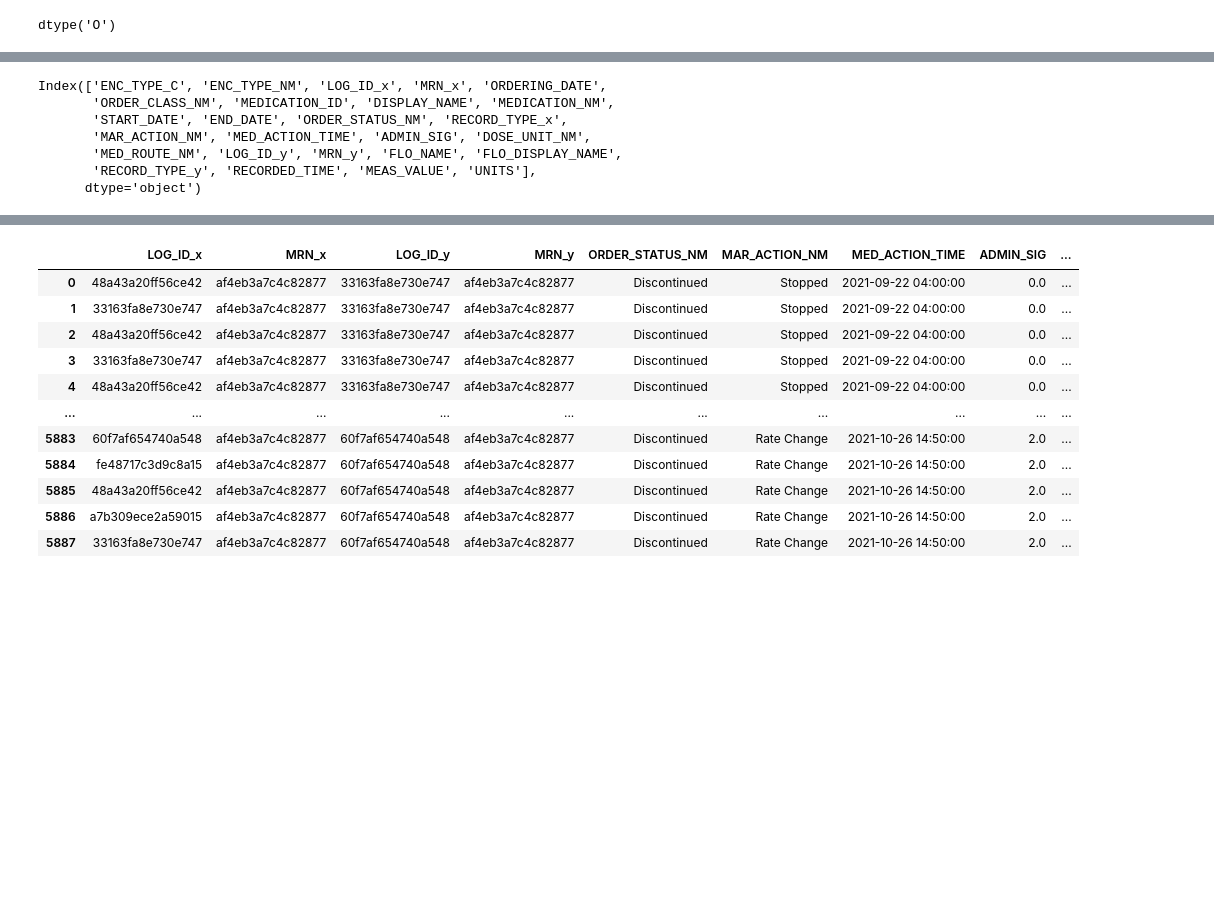
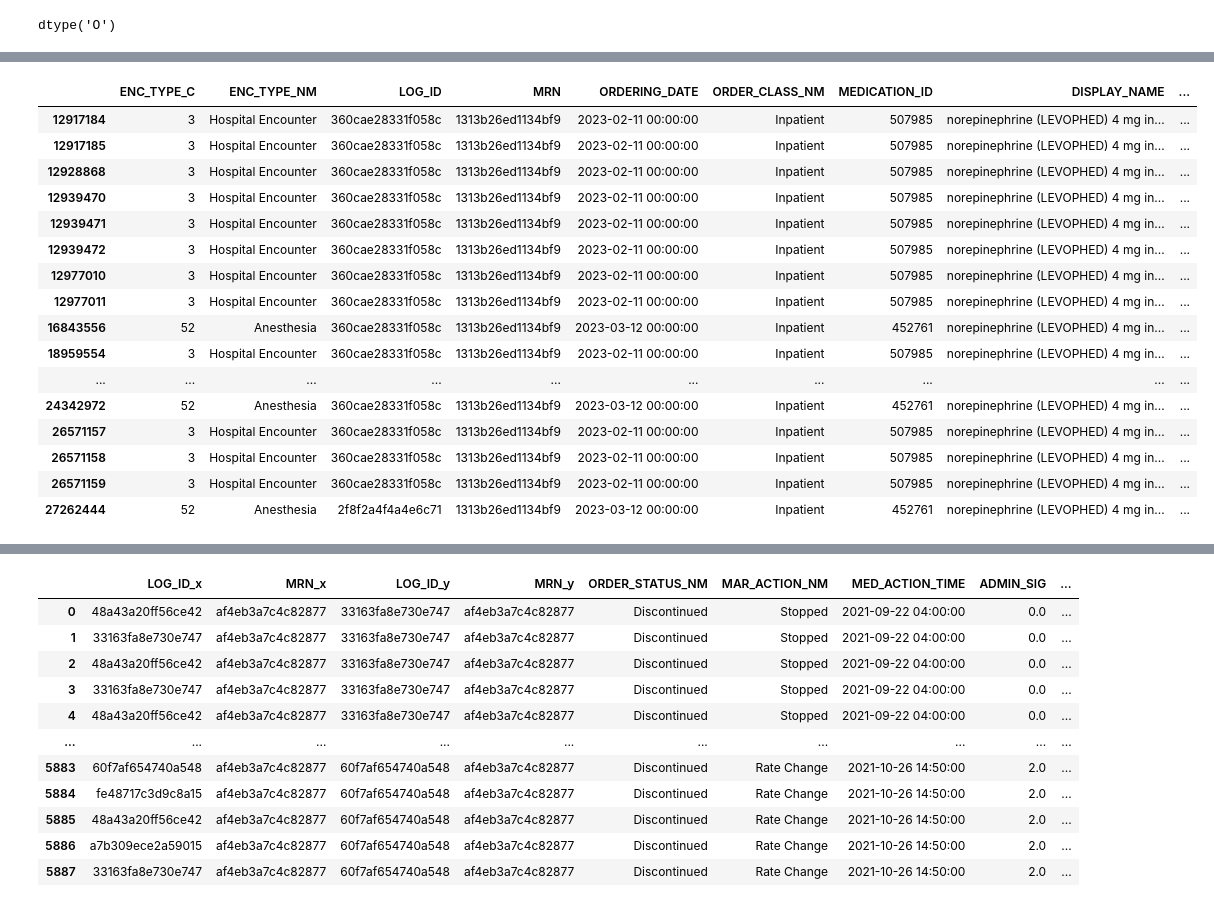
Before and after one commit to Priyankas007/mover_pressors, a Jupyter notebook: pressor_map_new.ipynb, the cells around one changed output, grey strips where cells are left out. Saved outputs shown, nothing was run; the diff lists cells and outputs as text; code cells hidden in the pictures; blank space fills up the shorter version.

```diff
--- a/pressor_map_new.ipynb
+++ b/pressor_map_new.ipynb
@@ -216,11 +266,21 @@ Index(['LOG_ID', 'MRN', 'FLO_NAME', 'FLO_DISPLAY_NAME', 'RECORD_TYPE',
 # %%
-df_combined.columns
+df_meds[df_meds['MRN'] == '1313b26ed1134bf9']
 # %% [output]
-Index(['ENC_TYPE_C', 'ENC_TYPE_NM', 'LOG_ID_x', 'MRN_x', 'ORDERING_DATE',
-       'ORDER_CLASS_NM', 'MEDICATION_ID', 'DISPLAY_NAME', 'MEDICATION_NM',
-       'START_DATE', 'END_DATE', 'ORDER_STATUS_NM', 'RECORD_TYPE_x',
-       'MAR_ACTION_NM', 'MED_ACTION_TIME', 'ADMIN_SIG', 'DOSE_UNIT_NM',
-       'MED_ROUTE_NM', 'LOG_ID_y', 'MRN_y', 'FLO_NAME', 'FLO_DISPLAY_NAME',
-       'RECORD_TYPE_y', 'RECORDED_TIME', 'MEAS_VALUE', 'UNITS'],
-      dtype='object')
+|  | ENC_TYPE_C | ENC_TYPE_NM | LOG_ID | MRN | ORDERING_DATE | ORDER_CLASS_NM | MEDICATION_ID | DISPLAY_NAME | ... |
+| 12917184 | 3 | Hospital Encounter | 360cae28331f058c | 1313b26ed1134bf9 | 2023-02-11 00:00:00 | Inpatient | 507985 | norepinephrine (LEVOPHED) 4 mg in... | ... |
+| 12917185 | 3 | Hospital Encounter | 360cae28331f058c | 1313b26ed1134bf9 | 2023-02-11 00:00:00 | Inpatient | 507985 | norepinephrine (LEVOPHED) 4 mg in... | ... |
+| 12928868 | 3 | Hospital Encounter | 360cae28331f058c | 1313b26ed1134bf9 | 2023-02-11 00:00:00 | Inpatient | 507985 | norepinephrine (LEVOPHED) 4 mg in... | ... |
+| 12939470 | 3 | Hospital Encounter | 360cae28331f058c | 1313b26ed1134bf9 | 2023-02-11 00:00:00 | Inpatient | 507985 | norepinephrine (LEVOPHED) 4 mg in... | ... |
+| 12939471 | 3 | Hospital Encounter | 360cae28331f058c | 1313b26ed1134bf9 | 2023-02-11 00:00:00 | Inpatient | 507985 | norepinephrine (LEVOPHED) 4 mg in... | ... |
+| 12939472 | 3 | Hospital Encounter | 360cae28331f058c | 1313b26ed1134bf9 | 2023-02-11 00:00:00 | Inpatient | 507985 | norepinephrine (LEVOPHED) 4 mg in... | ... |
+| 12977010 | 3 | Hospital Encounter | 360cae28331f058c | 1313b26ed1134bf9 | 2023-02-11 00:00:00 | Inpatient | 507985 | norepinephrine (LEVOPHED) 4 mg in... | ... |
+| 12977011 | 3 | Hospital Encounter | 360cae28331f058c | 1313b26ed1134bf9 | 2023-02-11 00:00:00 | Inpatient | 507985 | norepinephrine (LEVOPHED) 4 mg in... | ... |
+| 16843556 | 52 | Anesthesia | 360cae28331f058c | 1313b26ed1134bf9 | 2023-03-12 00:00:00 | Inpatient | 452761 | norepinephrine (LEVOPHED) 4 mg in... | ... |
+| 18959554 | 3 | Hospital Encounter | 360cae28331f058c | 1313b26ed1134bf9 | 2023-02-11 00:00:00 | Inpatient | 507985 | norepinephrine (LEVOPHED) 4 mg in... | ... |
+| ... | ... | ... | ... | ... | ... | ... | ... | ... | ... |
+| 24342972 | 52 | Anesthesia | 360cae28331f058c | 1313b26ed1134bf9 | 2023-03-12 00:00:00 | Inpatient | 452761 | norepinephrine (LEVOPHED) 4 mg in... | ... |
+| 26571157 | 3 | Hospital Encounter | 360cae28331f058c | 1313b26ed1134bf9 | 2023-02-11 00:00:00 | Inpatient | 507985 | norepinephrine (LEVOPHED) 4 mg in... | ... |
+| 26571158 | 3 | Hospital Encounter | 360cae28331f058c | 1313b26ed1134bf9 | 2023-02-11 00:00:00 | Inpatient | 507985 | norepinephrine (LEVOPHED) 4 mg in... | ... |
+| 26571159 | 3 | Hospital Encounter | 360cae28331f058c | 1313b26ed1134bf9 | 2023-02-11 00:00:00 | Inpatient | 507985 | norepinephrine (LEVOPHED) 4 mg in... | ... |
+| 27262444 | 52 | Anesthesia | 2f8f2a4f4a4e6c71 | 1313b26ed1134bf9 | 2023-03-12 00:00:00 | Inpatient | 452761 | norepinephrine (LEVOPHED) 4 mg in... | ... |
 # %%
```
Also changed, not shown: parts of 23 cells of this notebook.
